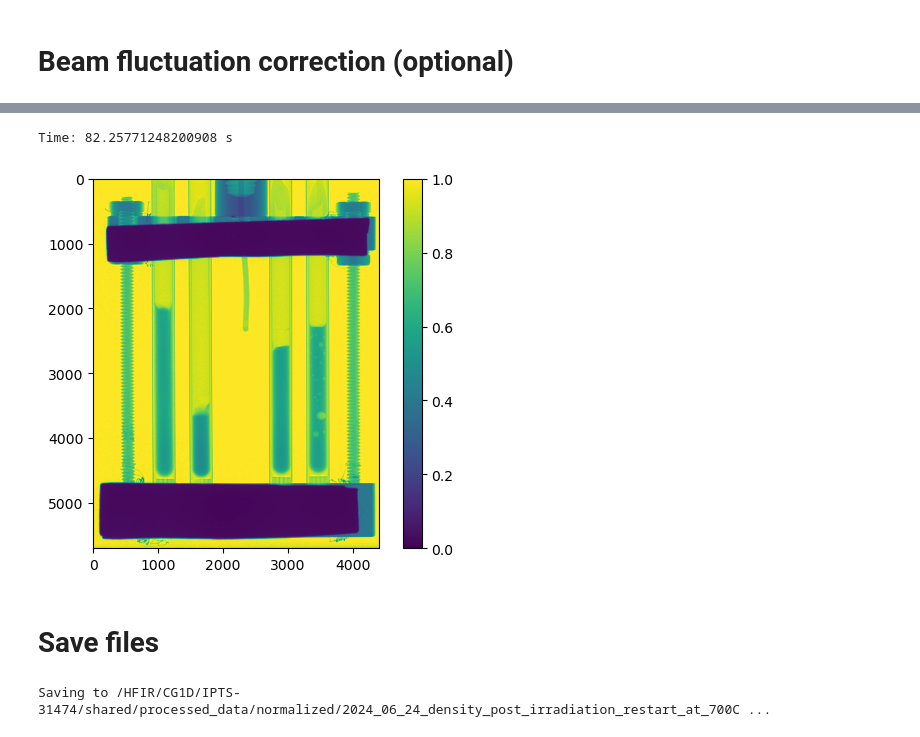
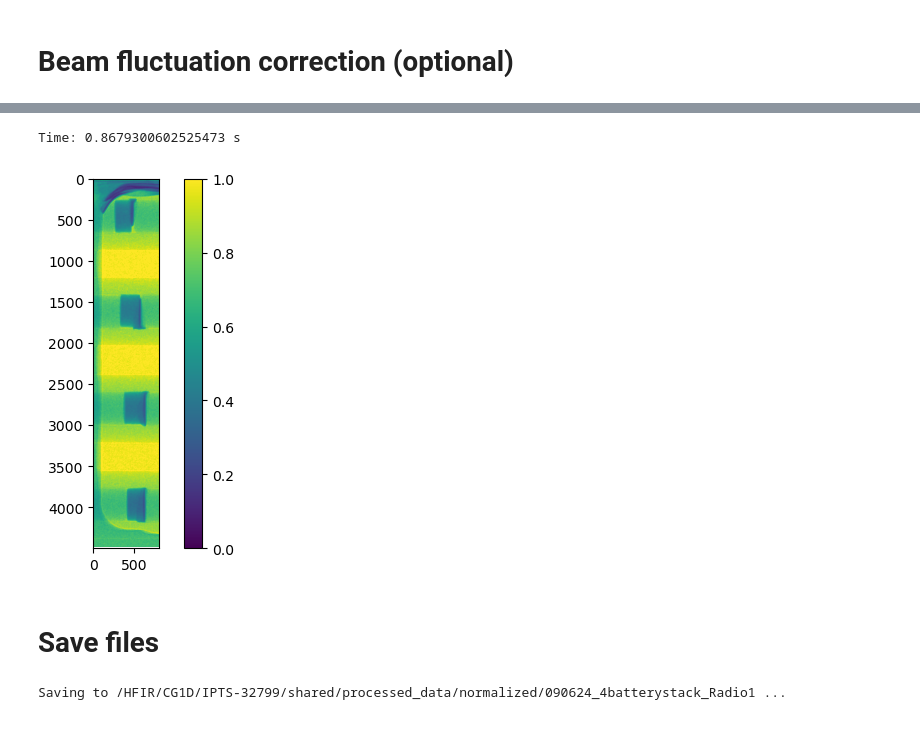
Before and after one commit to zhangy6x/research_stuff, a Jupyter notebook: jupyter_notebooks/norm_recon/sub_normalization.ipynb, the cells around one changed output, grey strips where cells are left out. Drawn from its saved outputs; the diff is of its cells as text; code cells hidden in the pictures.

```diff
--- a/jupyter_notebooks/norm_recon/sub_normalization.ipynb
+++ b/jupyter_notebooks/norm_recon/sub_normalization.ipynb
@@ -205,10 +195,10 @@ plt.show()
 ###################### need to change start
 crop = True
 # crop = True
-crop_left = 600#320
-crop_right = 5000#1080
-crop_top = 500
-crop_bottom = 6200
+crop_left = 1200#320
+crop_right = 3000#1080
+crop_top = 1000
+crop_bottom = 5500
 # crop_left = 2500
 # crop_right = 4500
 # crop_top = 200
@@ -256,9 +246,9 @@ if bin_size != 1:
 # Normalization
 # %%
 if bin_size != 1:
-    scan_norm, ob_med, dc_med = rocku.normalize(scan_crop_bin, ob_crop, dc_crop)
+    scan_norm, scan_mi_dc, ob_mi_dc, dc_med = rocku.normalize(scan_crop_bin, ob_crop, dc_crop)
 else:
-    scan_norm, ob_med, dc_med = rocku.normalize(scan_crop, ob_crop, dc_crop)
+    scan_norm, scan_mi_dc, ob_mi_dc, dc_med = rocku.normalize(scan_crop, ob_crop, dc_crop)
 print(scan_norm.dtype)
 print(scan_norm.shape)
 plt.imshow(scan_norm[0], vmin=0, vmax=1)
@@ -298,9 +357,10 @@ Beam fluctuation ROI:
 # %%
-t0 = timeit.default_timer()
-scan_norm = tomopy.prep.normalize.normalize_roi(scan_norm, roi= [bg_top, bg_left, bg_bottom, bg_right], ncore=ncore)
-plt.imshow(scan_norm[0], vmin=0, vmax=1)
-plt.colorbar()
-plt.show()
-t1 = timeit.default_timer()
-print("Time: {} s".format(t1-t0))
+if fluc_corr:
+    t0 = timeit.default_timer()
+    scan_norm_reg = tomopy.prep.normalize.normalize_roi(scan_norm_reg, roi= [bg_top, bg_left, bg_bottom, bg_right], ncore=ncore)
+    plt.imshow(scan_norm_reg[0], vmin=0, vmax=1)
+    plt.colorbar()
+    plt.show()
+    t1 = timeit.default_timer()
+    print("Time: {} s".format(t1-t0))
 # %% [output]
@@ -308,0 +371,14 @@ Time: 32.27615638123825 s
+# %%
+###################### need to change start
+out_crop = True
+# out_crop = True
+out_crop_left = 0#320
+out_crop_right = 800#1080
+out_crop_top = 0
+out_crop_bottom = -1
+###################### need to change end
+scan_norm_out = rocku.crop(scan_norm_reg, out_crop_left, out_crop_right, out_crop_top, out_crop_bottom, out_crop)
+print("Output ROI:")
+plt.imshow(scan_norm_out[0], vmin=0, vmax=1)
+plt.colorbar()
+plt.show()
@@ -309,14 +388,14 @@ Time: 32.27615638123825 s
 # %%
 t0 = timeit.default_timer()
-scan_norm = tomopy.misc.corr.remove_outlier(scan_norm, 0.1, ncore=ncore)
+scan_norm_out = tomopy.misc.corr.remove_outlier(scan_norm_out, 0.1, ncore=ncore)
 t1 = timeit.default_timer()
 print("Time: {} s".format(t1-t0))
-plt.imshow(scan_norm[0], vmin=0, vmax=1)
+plt.imshow(scan_norm_out[0], vmin=0, vmax=1)
 plt.colorbar()
 plt.show()
 # %% [output]
-Time: 82.25771248200908 s
+Time: 0.8679300602525473 s
-[figure, old version]
+[figure, new version]
 # %% [markdown]
 # Save files
 # %%
@@ -331,6 +410,6 @@ print('Saving to {} ...'.format(save_to))
 for i, e_name in tqdm(enumerate(fname_list_save)):
 #     e_name = rocku.remove_1st_str(e_name)
     fname = save_to + "/" + e_name
-    dxchange.write_tiff(scan_norm[i], fname=fname, overwrite=True)
+    dxchange.write_tiff(scan_norm_out[i], fname=fname, overwrite=True)
 # %% [output]
-Saving to /HFIR/CG1D/IPTS-31474/shared/processed_data/normalized/2024_06_24_density_post_irradiation_restart_at_700C ...
+Saving to /HFIR/CG1D/IPTS-32799/shared/processed_data/normalized/090624_4batterystack_Radio1 ...
```
Also changed, not shown: parts of 26 cells of this notebook, 1 other file.
